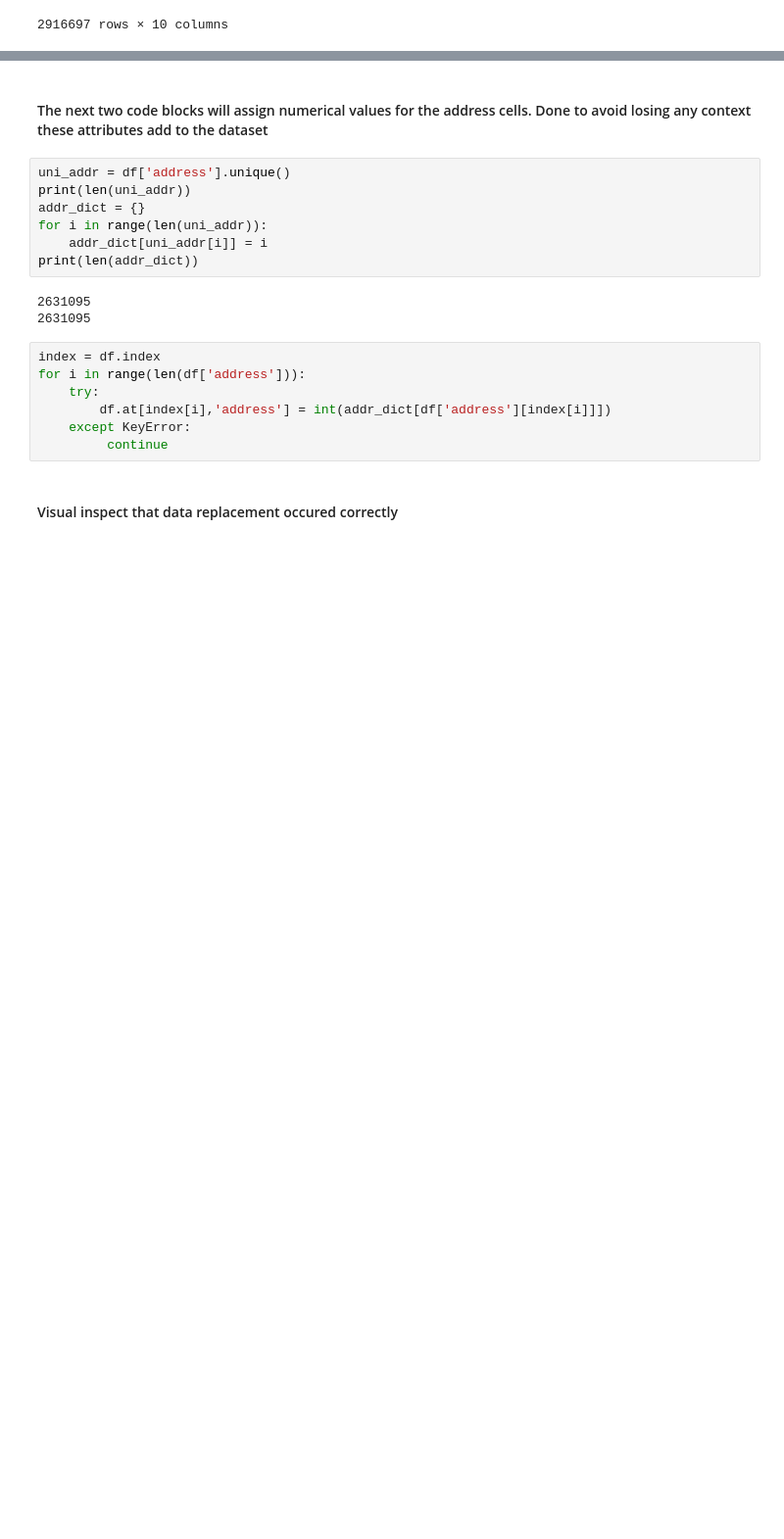
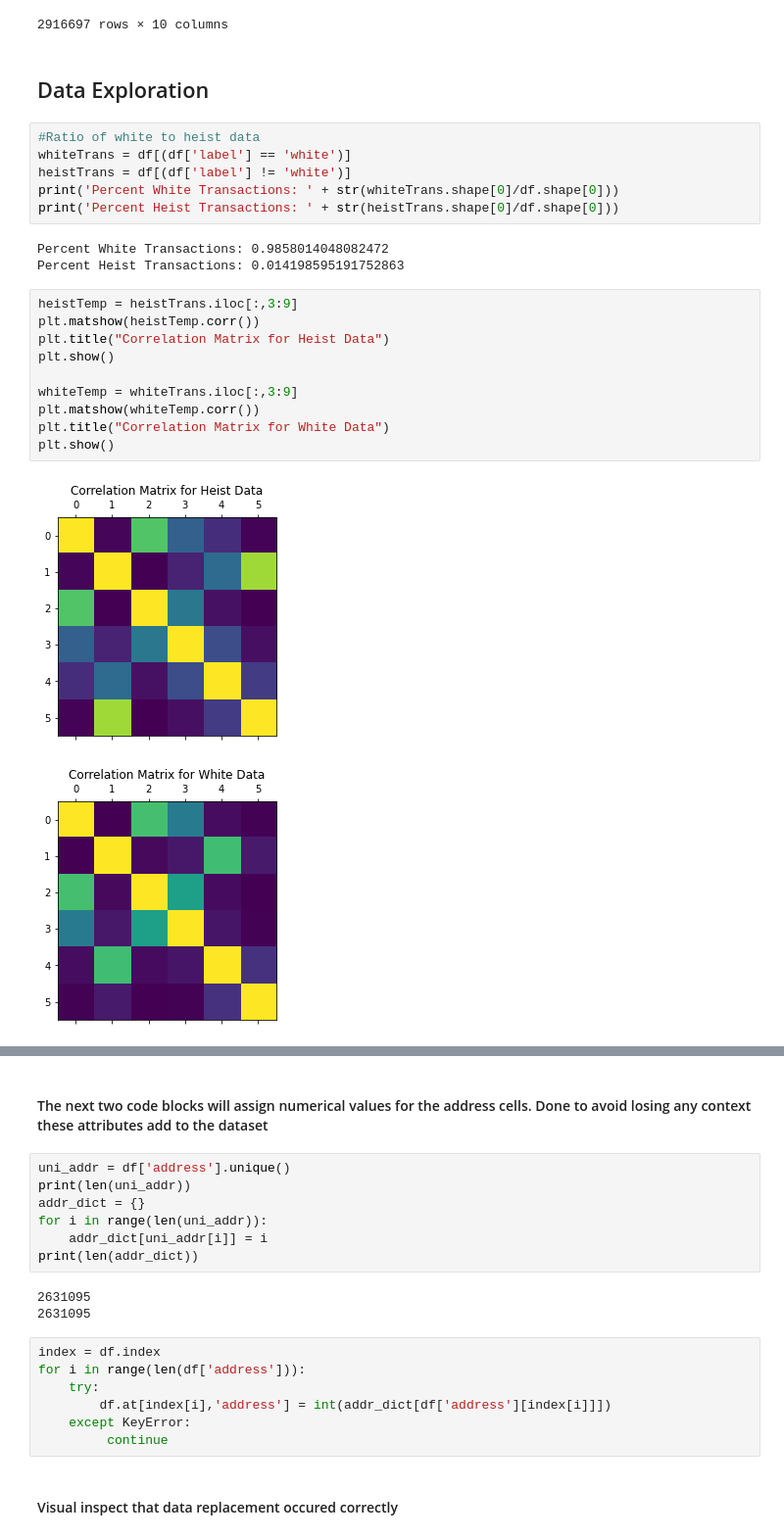
Before and after one commit to asdodd/CMPE255_Project, a Jupyter notebook: Final_Evaluation_Bitcoin.ipynb, the cells around one changed output, grey strips where cells are left out. Shown: that part at 98% size. Cells and saved outputs as stored; diff of their text form; blank space fills up the shorter version.

```diff
--- a/Final_Evaluation_Bitcoin.ipynb
+++ b/Final_Evaluation_Bitcoin.ipynb
@@ -35,3 +39,27 @@ df
 | 2916695 | 15iPUJsRNZQZHmZZVwmQ63srsmughCXV4a | 2018 | 330 | 0 | 0.500000 | 1 | 0 | 1 | 1.780427e+08 | white |
 | 2916696 | 3LFFBxp15h9KSFtaw55np8eP5fv6kdK17e | 2018 | 330 | 144 | 0.073972 | 6800 | 0 | 2 | 1.123500e+08 | white |
 2916697 rows × 10 columns
+# %% [markdown]
+## Data Exploration
+# %%
+#Ratio of white to heist data
+whiteTrans = df[(df['label'] == 'white')]
+heistTrans = df[(df['label'] != 'white')]
+print('Percent White Transactions: ' + str(whiteTrans.shape[0]/df.shape[0]))
+print('Percent Heist Transactions: ' + str(heistTrans.shape[0]/df.shape[0]))
+# %% [output]
+Percent White Transactions: 0.9858014048082472
+Percent Heist Transactions: 0.014198595191752863
+# %%
+heistTemp = heistTrans.iloc[:,3:9]
+plt.matshow(heistTemp.corr())
+plt.title("Correlation Matrix for Heist Data")
+plt.show()
+
+whiteTemp = whiteTrans.iloc[:,3:9]
+plt.matshow(whiteTemp.corr())
+plt.title("Correlation Matrix for White Data")
+plt.show()
+# %% [output]
+[figure, added]
+[figure, added]
```
Also changed, not shown: parts of 19 cells of this notebook.
